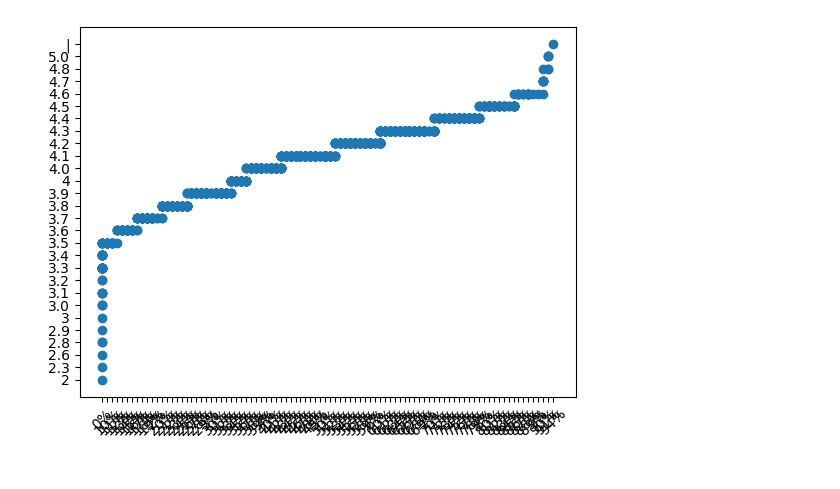
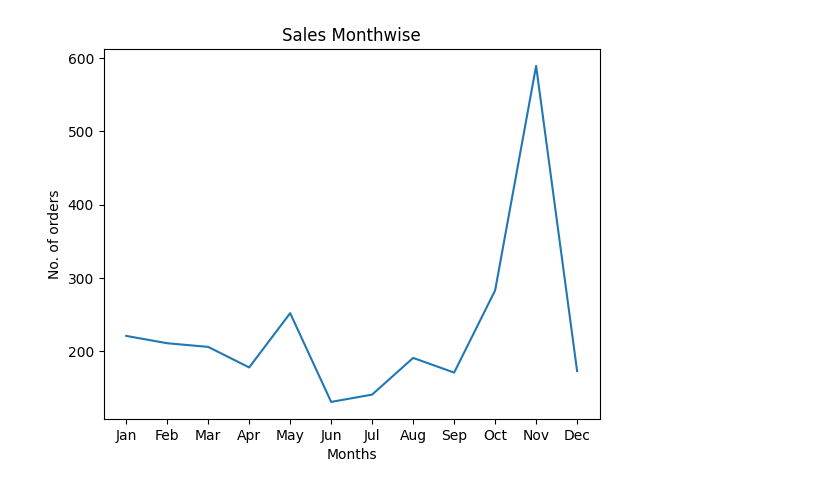
Before and after one commit to subinay108/Data-Mining-and-Warehousing-Lab, a Jupyter notebook: lab-1/sales_data_visualization.ipynb, the cells around one changed output. Cells and saved outputs as stored; diff of their text form; code cells hidden in the pictures.

```diff
--- a/lab-1/sales_data_visualization.ipynb
+++ b/lab-1/sales_data_visualization.ipynb
@@ -58,7 +16,16 @@ df.head()
-# %%
-# Scatter plot betwen actual data and rating
-plt.scatter(df['discount_percentage'].sort_values(),df['rating'].sort_values())
-plt.xticks(rotation=45)
-plt.show()
-# %% [output]
-[figure, removed]
+# %%
+# Visualize the no. of order month wise
+months = ['Jan', 'Feb', 'Mar', 'Apr', 'May', 'Jun', 'Jul', 'Aug', 'Sep', 'Oct', 'Nov', 'Dec']
+no_of_orders = [0] * 12
+orderdates = df['ORDERDATE']
+for date in orderdates:
+    month = int(date.split('/')[1])
+    no_of_orders[month - 1] += 1
+
+plt.plot(months, no_of_orders)
+plt.title('Sales Monthwise')
+plt.xlabel('Months')
+plt.ylabel('No. of orders')
+plt.show()
+# %% [output]
+[figure, added]
```
Also changed, not shown: parts of 7 cells of this notebook.
